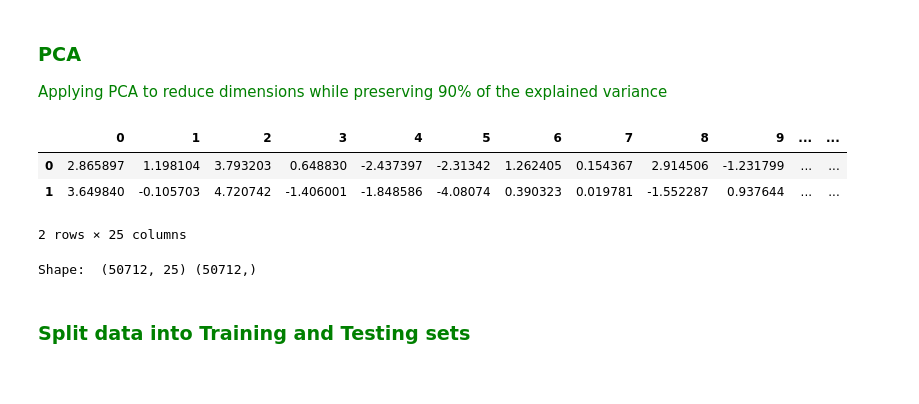
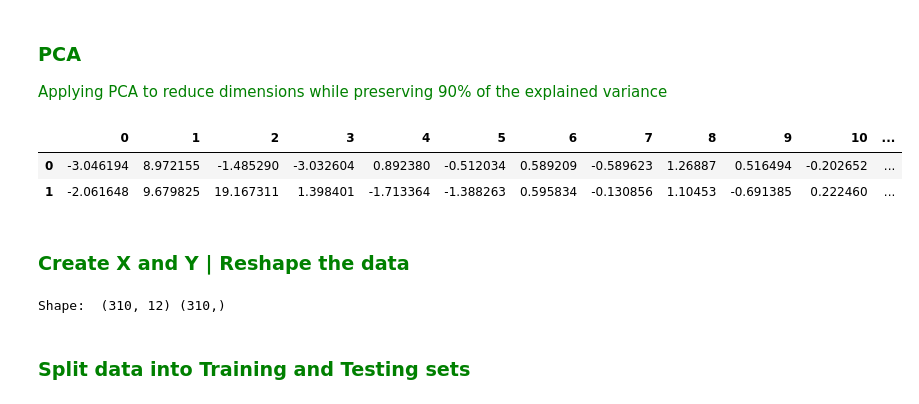
Before and after one commit to LAFF1/NFL-Sandbox, a Jupyter notebook: Lynne/NFL_Fantasy_model_Tuner.ipynb, the cells around one changed output. Drawn from its saved outputs; the diff is of its cells as text; code cells hidden in the pictures.

```diff
--- a/Lynne/NFL_Fantasy_model_Tuner.ipynb
+++ b/Lynne/NFL_Fantasy_model_Tuner.ipynb
@@ -65,4 +67,17 @@ def test_model(data):
      * Test for imbalance </scan>
 # %%
 nfl.see_pbp_cols()
+pbp2021 = nfl.import_pbp_data(years=[2021], downcast=True, cache=False, alt_path=None)
+pbp2021
+
+
+# load additional team data
+pbpclean = pbp2021
+teams = nfl.import_team_desc()
+players = nfl.import_rosters([2021])
+player_seasons = nfl.import_seasonal_data([2021])
+player_seasons.head(5)
+
+apd = pd.read_csv('Resources/LynnesMegaFile.csv')
+apd_scope = apd[['Player', 'FantasyPoints', 'Production']].copy()
 # %% [output]
@@ -226,5 +137,5 @@ Shape:  (50712, 678) (50712,)
 # %%
 # Standarize data with StandarScaler
-fs = StandardScaler().fit_transform(f)
-print(fs[0:1])
+apds = StandardScaler().fit_transform(apd)
+print(apd[0:1])
 # %% [output]
@@ -251,26 +153,28 @@ print(fs[0:1])
 # %%
 # Applying PCA to reduce dimensions while preserving 90% of the explained variance
 # Initialize PCA model by setting n-components to desired level
-pca = PCA(n_components= 25)
+pca = PCA(n_components= .99)
 
 # Fit our new Principal Component Analysis reduced Features to our Model
-pfa = pca.fit_transform(fs)
+pfa = pca.fit_transform(apds)
 
 # Transform PCA data to a DataFrame
 pf = pd.DataFrame(data=pfa)
 pf.head(2)
 # %% [output]
-|  | 0 | 1 | 2 | 3 | 4 | 5 | 6 | 7 | 8 | 9 | ... | ... |
-| 0 | 2.865897 | 1.198104 | 3.793203 | 0.648830 | -2.437397 | -2.31342 | 1.262405 | 0.154367 | 2.914506 | -1.231799 | ... | ... |
-| 1 | 3.649840 | -0.105703 | 4.720742 | -1.406001 | -1.848586 | -4.08074 | 0.390323 | 0.019781 | -1.552287 | 0.937644 | ... | ... |
+|  | 0 | 1 | 2 | 3 | 4 | 5 | 6 | 7 | 8 | 9 | 10 | ... |
+| 0 | -3.046194 | 8.972155 | -1.485290 | -3.032604 | 0.892380 | -0.512034 | 0.589209 | -0.589623 | 1.26887 | 0.516494 | -0.202652 | ... |
+| 1 | -2.061648 | 9.679825 | 19.167311 | 1.398401 | -1.713364 | -1.388263 | 0.595834 | -0.130856 | 1.10453 | -0.691385 | 0.222460 | ... |
-2 rows × 25 columns
+# %% [markdown]
+###  <span style='color:green '>Create X and Y | Reshape the data</scan>
 # %%
 # Create X (features) and y (target) sets
 X = pf
-y = f["result"].values
+y = apd["Production"].values
+
 print("Shape: ", X.shape, y.shape)
 # %% [output]
-Shape:  (50712, 25) (50712,)
+Shape:  (310, 12) (310,)
 # %% [markdown]
 ###  <span style='color:green '>Split data into Training and Testing sets</scan>
 # %%
```
Also changed, not shown: parts of 27 cells of this notebook, 7 other files.
